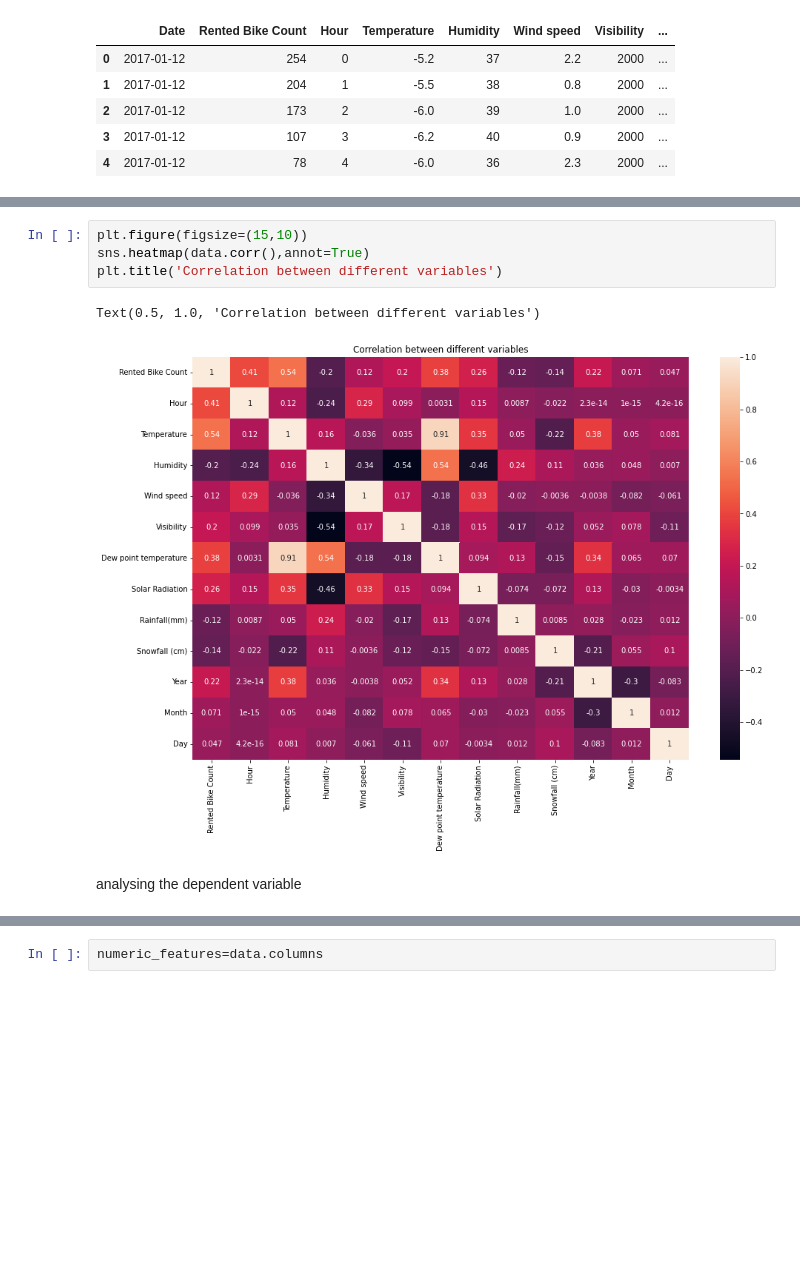
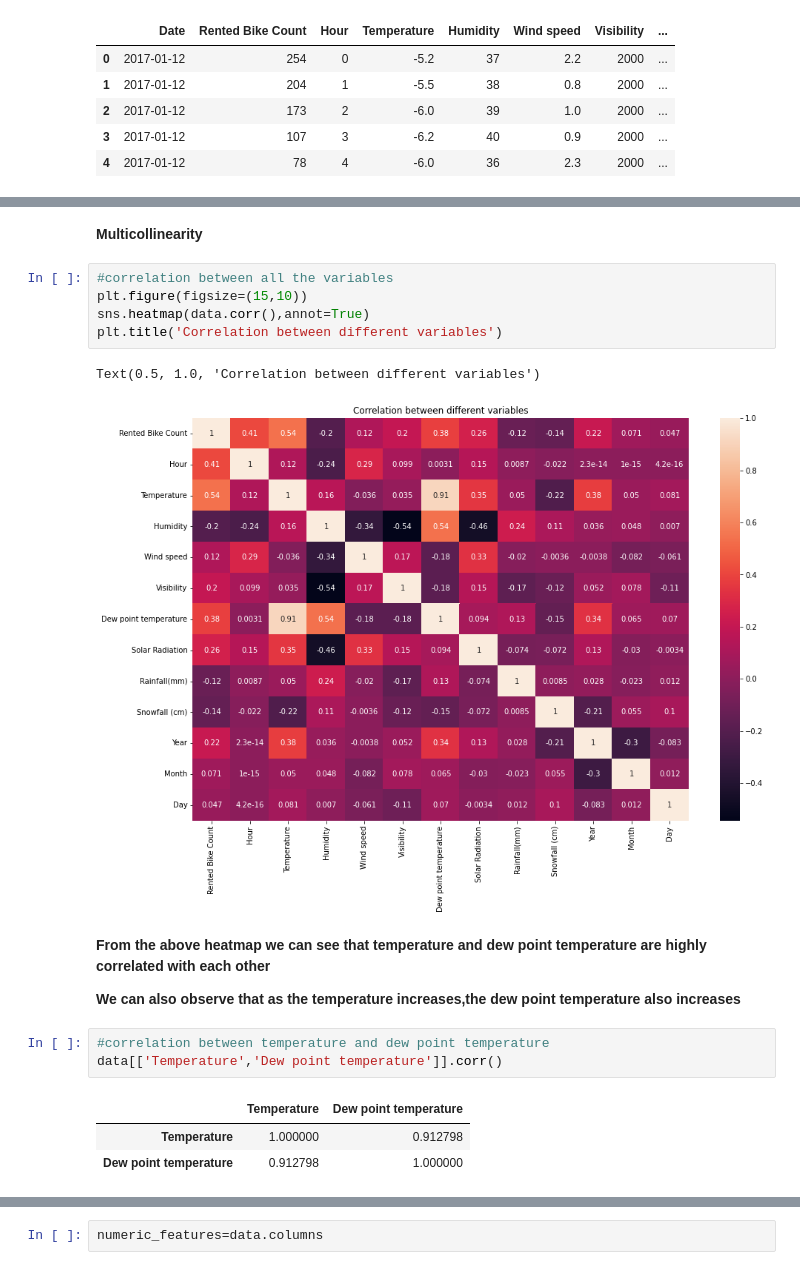
Before and after one commit to bharath967/Seoul-Bike-Sharing-Demand-Prediction, a Jupyter notebook: Bike_Sharing_Demand_Prediction_Capstone_Project.ipynb, the cells around one changed output, grey strips where cells are left out. Drawn from its saved outputs; the diff is of its cells as text; blank space fills up the shorter version.

```diff
--- a/Bike_Sharing_Demand_Prediction_Capstone_Project.ipynb
+++ b/Bike_Sharing_Demand_Prediction_Capstone_Project.ipynb
@@ -225,9 +223,21 @@ plt.show()
+# %% [markdown]
+**Multicollinearity**
 # %%
+#correlation between all the variables
 plt.figure(figsize=(15,10))
 sns.heatmap(data.corr(),annot=True)
 plt.title('Correlation between different variables')
 # %% [output]
 Text(0.5, 1.0, 'Correlation between different variables')
 [figure]
-# %% [markdown]
-analysing the dependent variable
+# %% [markdown]
+**From the above heatmap we can see that temperature and dew point temperature are highly correlated with each other**
+
+**We can also observe that as the temperature increases,the dew point temperature also increases**
+# %%
+#correlation between temperature and dew point temperature
+data[['Temperature','Dew point temperature']].corr()
+# %% [output]
+|  | Temperature | Dew point temperature |
+| Temperature | 1.000000 | 0.912798 |
+| Dew point temperature | 0.912798 | 1.000000 |
```
Also changed, not shown: parts of 23 cells of this notebook.
